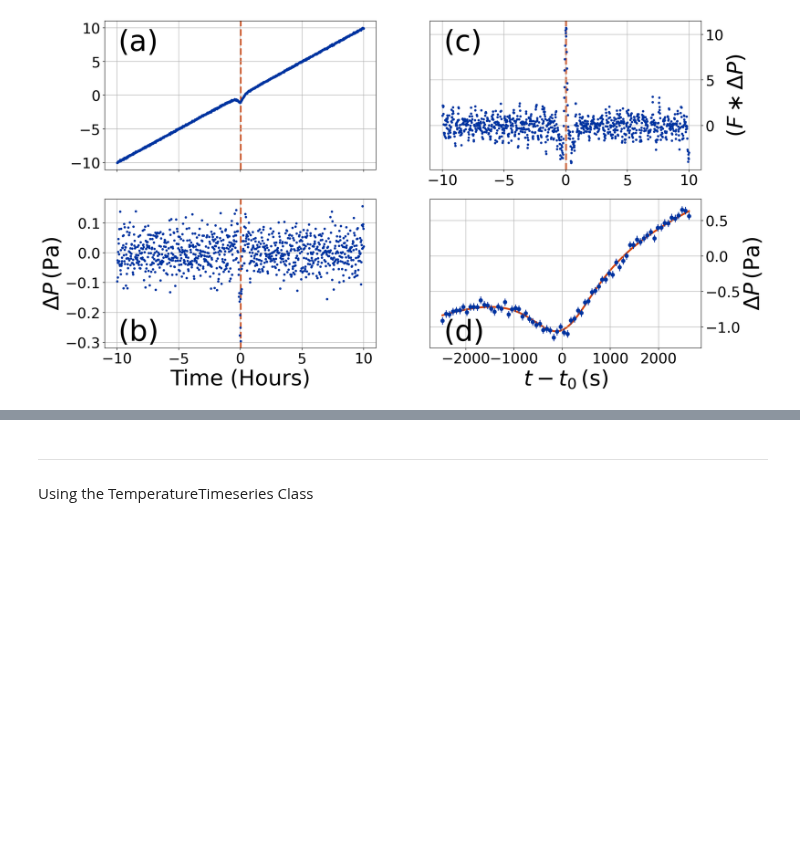
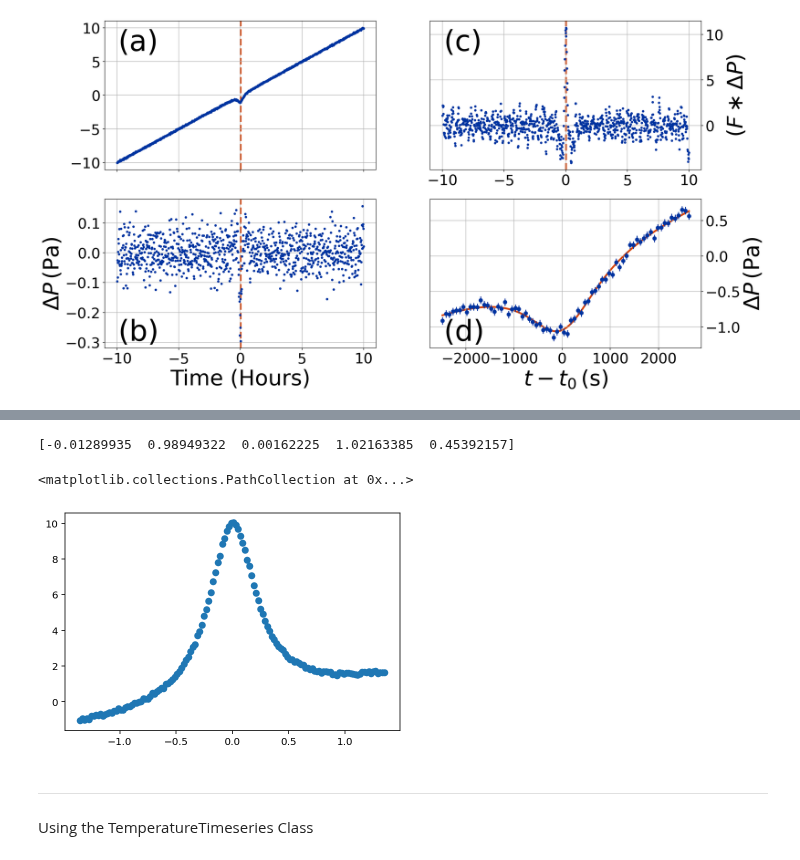
Before and after one commit to BoiseStatePlanetary/muldoon, a Jupyter notebook: docs/examples/Using_Muldoon.ipynb, the cells around one changed output, grey strips where cells are left out. Saved outputs shown, nothing was run; the diff lists cells and outputs as text; code cells hidden in the pictures; blank space fills up the shorter version.

```diff
--- a/docs/examples/Using_Muldoon.ipynb
+++ b/docs/examples/Using_Muldoon.ipynb
@@ -176,3 +176,16 @@ plt.scatter(mt.time, mt.data)
+# %%
+fwhm_factor=6
+
+print(mt.popts[0])
+
+ind = np.abs(tt.time - mt.popts[0][2]) < fwhm_factor*mt.popts[0][4]/2.
+plt.scatter(tt.time[ind], tt.data[ind])
+
+# fit_vortex(vortex, init_params, bounds, sigma=None, rescale_uncertainties=True)
+# %% [output]
+[-0.01289935  0.98949322  0.00162225  1.02163385  0.45392157]
+<matplotlib.collections.PathCollection at 0x...>
+[figure, added]
 # %% [markdown]
 ---
 Using the TemperatureTimeseries Class
```
Also changed, not shown: parts of 3 cells of this notebook, 2 other files.
